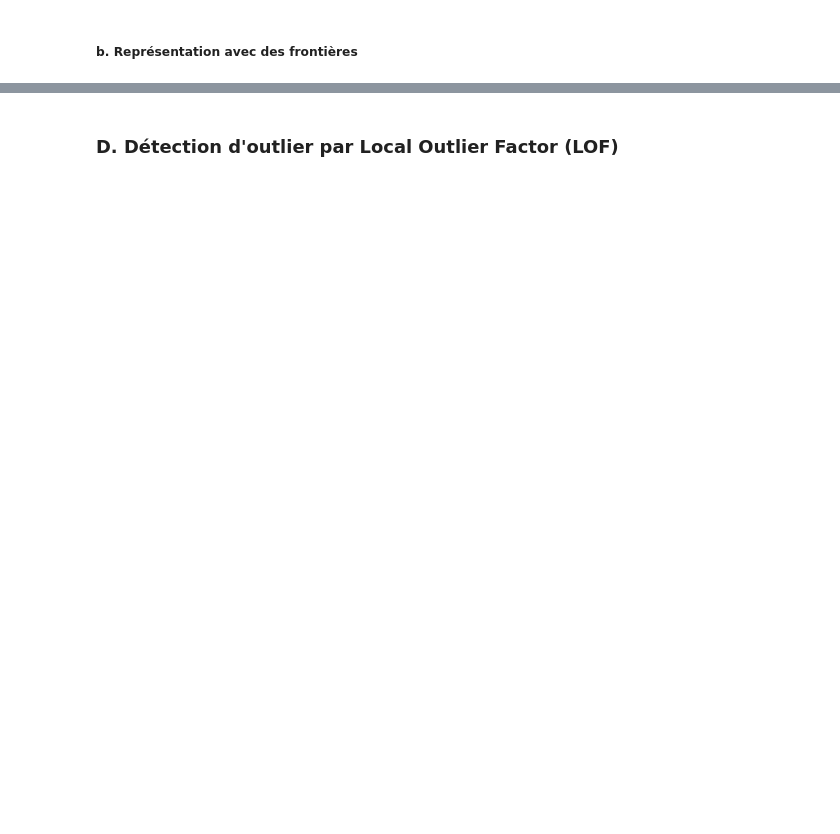
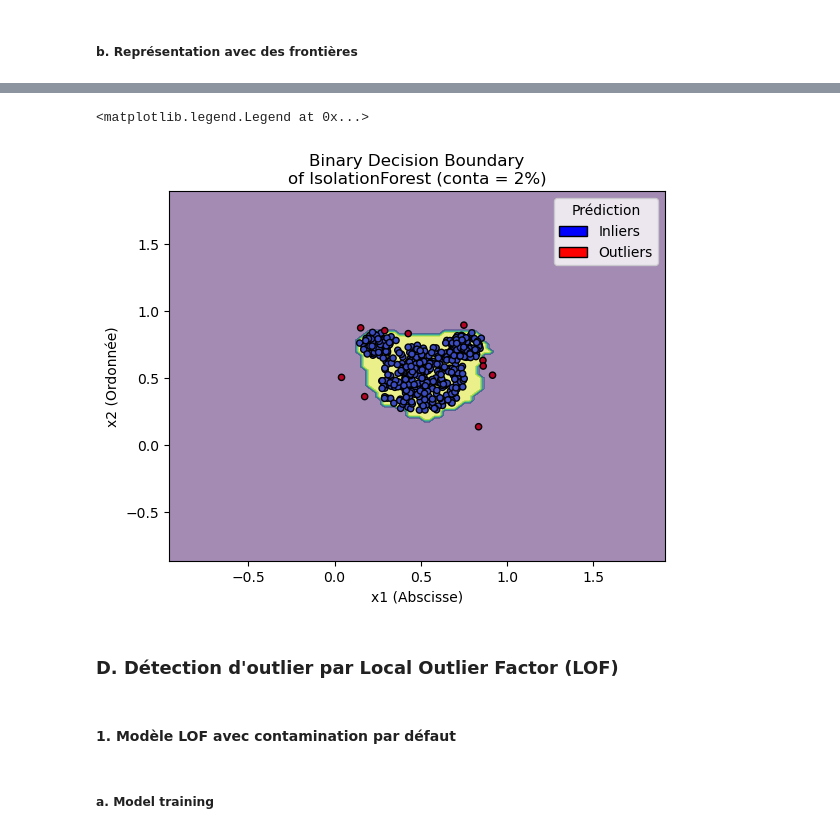
Before and after one commit to jdutel42/TAA, a Jupyter notebook: TP/TP1 Détection dAnomalies-20241215/TAA_TP1.ipynb, the cells around one changed output, grey strips where cells are left out. Drawn from its saved outputs; the diff is of its cells as text; code cells hidden in the pictures; blank space fills up the shorter version.

```diff
--- a/TP/TP1 Détection dAnomalies-20241215/TAA_TP1.ipynb
+++ b/TP/TP1 Détection dAnomalies-20241215/TAA_TP1.ipynb
@@ -206,0 +259,23 @@ disp.ax_.legend(handles=legend_elements, loc="upper right", title="Prédiction")
+# %%
+y_pred_1_bis = mouse_data_1_bis['anomaly'].replace({1: 0, -1: 1})  # 0 pour inliers, 1 pour outliers (pour le graphique)
+
+# Visualisation des frontières de décision
+disp_1_bis = DecisionBoundaryDisplay.from_estimator(
+    iso_forest_model_1_bis,
+    mouse_data_1_bis[["x1", "x2"]],
+    response_method="predict",
+    alpha=0.5,
+)
+disp_1_bis.ax_.scatter(mouse_data_1_bis["x1"], mouse_data_1_bis["x2"], c=y_pred_1_bis, cmap="coolwarm", s=20, edgecolor="k")
+disp_1_bis.ax_.set_title("Binary Decision Boundary\nof IsolationForest (conta = 2%)")
+disp_1_bis.ax_.set_xlabel("x1 (Abscisse)")
+disp_1_bis.ax_.set_ylabel("x2 (Ordonnée)")
+# plt.legend(["Inliers", "Outliers"], loc="upper right")
+
+# Création d'une légende manuelle
+legend_elements_1_bis = [
+    Patch(facecolor="blue", edgecolor="k", label="Inliers"),
+    Patch(facecolor="red", edgecolor="k", label="Outliers"),
+]
+disp_1_bis.ax_.legend(handles=legend_elements2, loc="upper right", title="Prédiction")
+# %% [output]
@@ -207,2 +283,8 @@ disp.ax_.legend(handles=legend_elements, loc="upper right", title="Prédiction")
+<matplotlib.legend.Legend at 0x...>
+[figure, added]
 # %% [markdown]
 ### D. Détection d'outlier par Local Outlier Factor (LOF)
+# %% [markdown]
+#### 1. Modèle LOF avec contamination par défaut
+# %% [markdown]
+##### a. Model training
```
Also changed, not shown: parts of 22 cells of this notebook.
